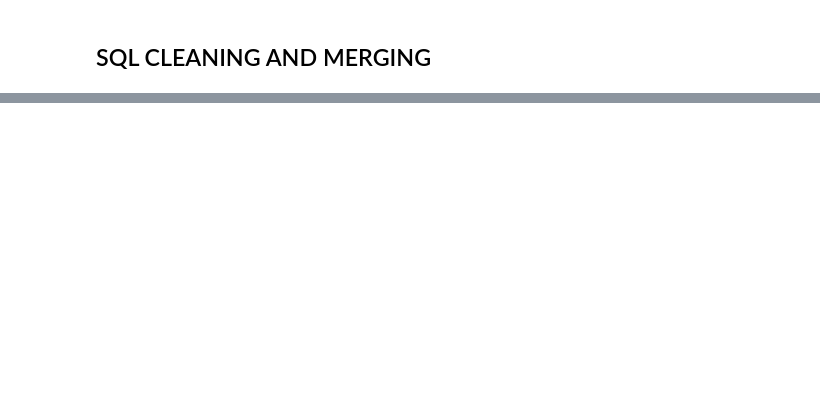
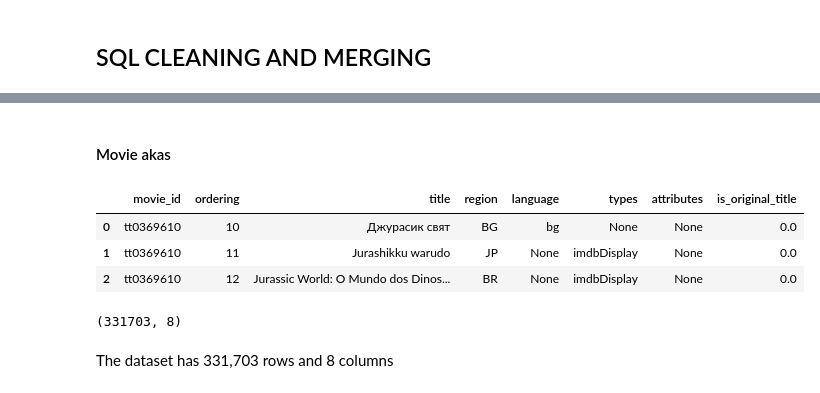
Before and after one commit to Arasirwa/stunning-computing-machine, a Jupyter notebook: notebooks/exploratory.ipynb, the cells around one changed output, grey strips where cells are left out. Drawn from its saved outputs; the diff is of its cells as text; code cells hidden in the pictures; blank space fills up the shorter version.

Commit message:
data cleaning on table movie akas

```diff
--- a/notebooks/exploratory.ipynb
+++ b/notebooks/exploratory.ipynb
@@ -173,0 +259,22 @@ movie_merge
+# %% [markdown]
+#### Movie akas
+# %%
+#Get the dataset
+#Make a copy
+movie_akas = imdb_tables['movie_akas']
+movie_akas_cp = movie_akas.copy(deep=True)
+# %%
+#Look at data
+movie_akas_cp.head(3)
+# %% [output]
+|  | movie_id | ordering | title | region | language | types | attributes | is_original_title |
+| 0 | tt0369610 | 10 | Джурасик свят | BG | bg | None | None | 0.0 |
+| 1 | tt0369610 | 11 | Jurashikku warudo | JP | None | imdbDisplay | None | 0.0 |
+| 2 | tt0369610 | 12 | Jurassic World: O Mundo dos Dinos... | BR | None | imdbDisplay | None | 0.0 |
+# %%
+#shape
+movie_akas_cp.shape
+# %% [output]
+(331703, 8)
+# %% [markdown]
+The dataset has 331,703 rows and 8 columns
```
Also changed, not shown: parts of 19 cells of this notebook.
